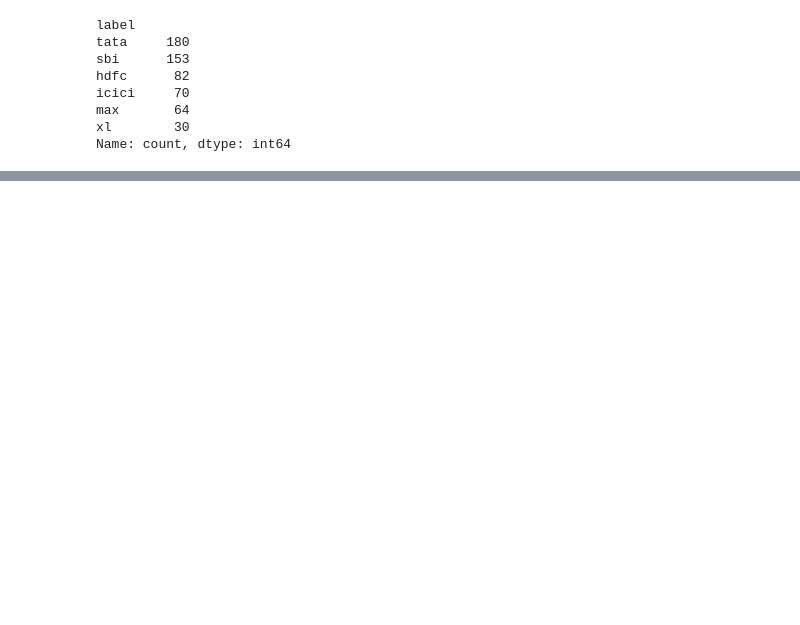
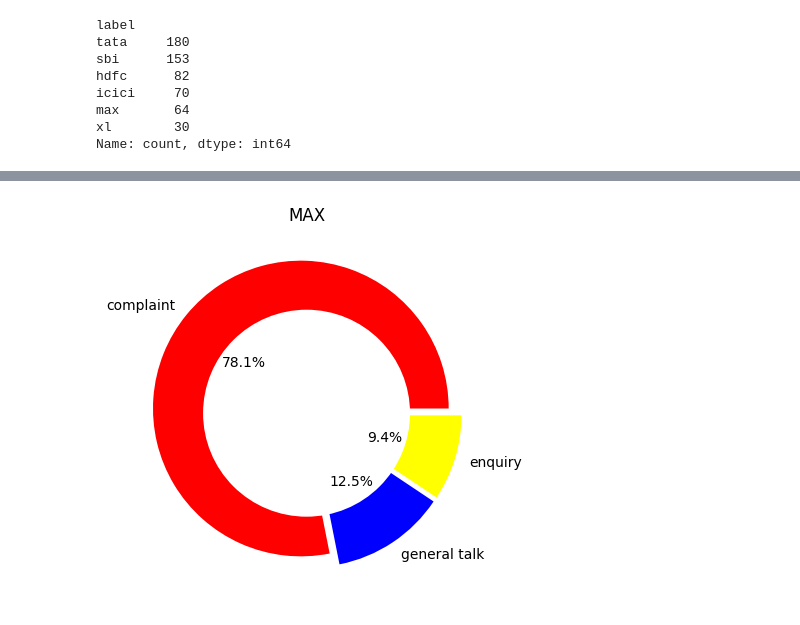
Before and after one commit to hackrx40/PS7-Github_Architects, a Jupyter notebook: ML/notebooks/competitorProcessing.ipynb, the cells around one changed output, grey strips where cells are left out. Cells and saved outputs as stored; diff of their text form; code cells hidden in the pictures; blank space fills up the shorter version.

```diff
--- a/ML/notebooks/competitorProcessing.ipynb
+++ b/ML/notebooks/competitorProcessing.ipynb
@@ -115,0 +100,5 @@ data_tata
+# %%
+data_max["sentiment"]=data_max["Text"].apply(lambda x: sentiment(x))
+data_max["intent"]=data_max["Text"].apply(lambda x: intent(x))
+data_max["service"]=data_max["Text"].apply(lambda x: service(x))
+data_max["insurance"]=data_max["Text"].apply(lambda x: insurance(x))
@@ -115,0 +148,14 @@ data_tata
+# %%
+Salary = data_max["intent"].value_counts()
+colors = ['#FF0000', '#0000FF', '#FFFF00']
+explode = (0.05, 0.05, 0.05)
+plt.pie(Salary, colors=colors, labels=data_max["intent"].value_counts().index,
+        autopct='%1.1f%%', pctdistance=0.5,
+        explode=explode)
+centre_circle = plt.Circle((0, 0), 0.70, fc='white')
+fig = plt.gcf()
+fig.gca().add_artist(centre_circle)
+plt.title("MAX")
+plt.show()
+# %% [output]
+[figure, added]
```
Also changed, not shown: parts of 28 cells of this notebook, 3 other files.
